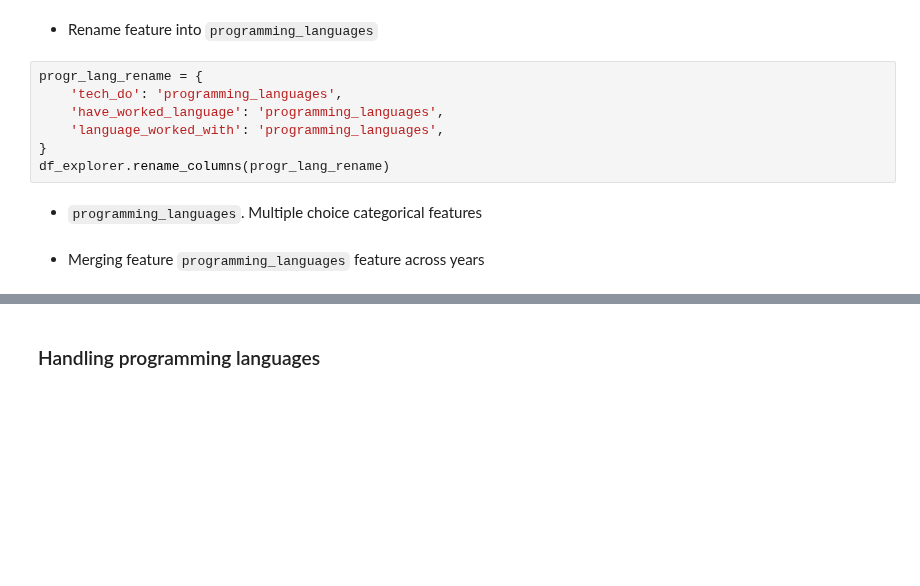
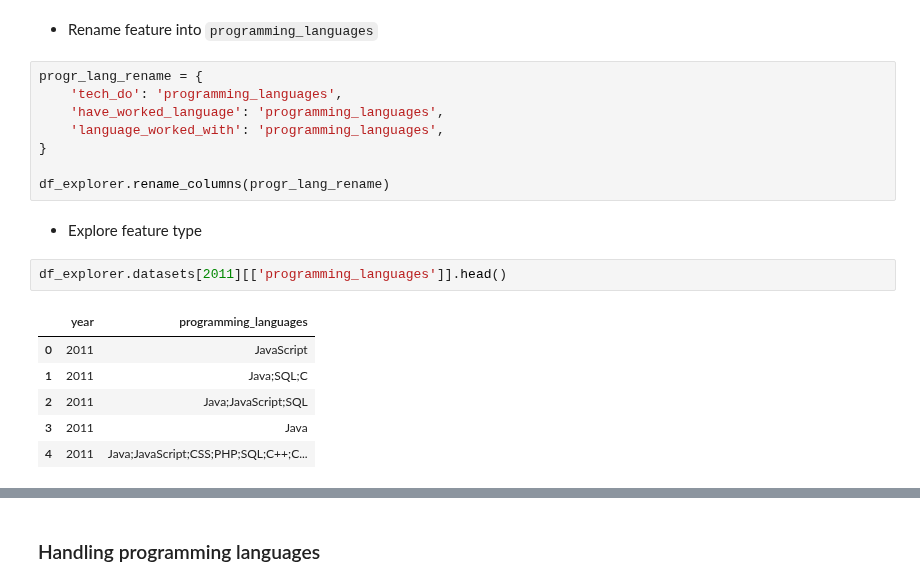
Before and after one commit to IsmaelMasharo/stack-overflow-survey-analysis, a Jupyter notebook: programming_languages_eda.ipynb, the cells around one changed output, grey strips where cells are left out. Drawn from its saved outputs; the diff is of its cells as text; blank space fills up the shorter version.

```diff
--- a/programming_languages_eda.ipynb
+++ b/programming_languages_eda.ipynb
@@ -60,8 +66,16 @@ progr_lang_rename = {
     'have_worked_language': 'programming_languages',
     'language_worked_with': 'programming_languages',
 }
+
 df_explorer.rename_columns(progr_lang_rename)
-# %% [markdown]
-* `programming_languages`. Multiple choice categorical features
-# %% [markdown]
-* Merging feature `programming_languages` feature across years
+# %% [markdown]
+* Explore feature type
+# %%
+df_explorer.datasets[2011][['programming_languages']].head()
+# %% [output]
+|  | year | programming_languages |
+| 0 | 2011 | JavaScript |
+| 1 | 2011 | Java;SQL;C |
+| 2 | 2011 | Java;JavaScript;SQL |
+| 3 | 2011 | Java |
+| 4 | 2011 | Java;JavaScript;CSS;PHP;SQL;C++;C... |
```
Also changed, not shown: parts of 10 cells of this notebook, 1 other file.
